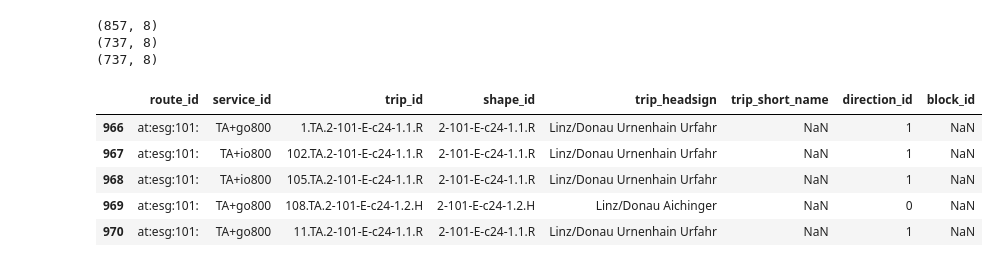
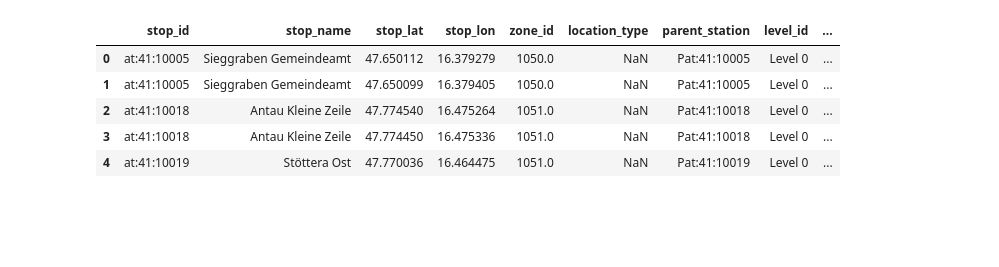
Before and after one commit to LeonRischar/ptsql_austria, a Jupyter notebook: src/demo_calculate_categories.ipynb, the cells around one changed output. Cells and saved outputs as stored; diff of their text form; code cells hidden in the pictures; blank space fills up the shorter version.

```diff
--- a/src/demo_calculate_categories.ipynb
+++ b/src/demo_calculate_categories.ipynb
@@ -56 +13,10 @@ route_type_translation = {0: 2, 1: 1, 2: 0, 3: 3, 11: 3,} #7: 3, 4: 3
+# %%
+# Config:
+
+region_name = "vor"
+# must be one of:
+# ["vor", "ooevv", "esg", "verbundlinie", "kaernterlinien", "salzburgverkehr", "vvt", "vmobil", "obb"]
+
+# select day in 2024 in format YYYYMMDD
+selected_day = 20240131
 # %%
@@ -153,28 +85,31 @@ wednesday
 # %%
-# keep only valid trips
-trips_filtered = trips[trips['service_id'].isin(calendar_filtered['service_id'])]
-print(trips_filtered.shape)
+# merge trips and routes
 
-# remove services with exception_type = 2 from calendar_dates
-#trips_filtered = trips_filtered[trips_filtered["service_id"].isin(calendar_dates_filtered[calendar_dates_filtered["exception_type"] == 2]["service_id"])]
-trips_filtered = trips_filtered[~trips_filtered["service_id"].isin(removed_service["service_id"])]
-print(trips_filtered.shape)
+# merge trips with routes information
+routes_trips = pd.merge(trips_full, routes, on='route_id', how='left')
 
-# add services with exception_type = 1 from calendar_dates
-trips_full = pd.concat([trips_filtered, trips[trips["service_id"].isin(added_service["service_id"])]])
-print(trips_full.shape)
-trips_full.head()
+routes_trips = routes_trips[routes_trips['route_type'].isin(ROUTE_TYPE_TRANSLATION.keys())]
 
-if trips_full.shape[0] == 0:
-    print("No trips found! Most likely because no service is running on the selected day or the input data is not complete.")
+# translate route type
+routes_trips['trip_short_name'] = routes_trips['trip_short_name'].astype('str')
+routes_trips['rank'] = routes_trips.apply(lambda x: cc.detect_route_type(x['trip_short_name'], x['route_type']), axis=1)
+
+#prepare stops and stop_times
+stops_filtered = stops.copy()
+stops_filtered['stop_id'] = stops_filtered['stop_id'].astype(str).apply(
+    lambda x: (
+        re.match(r'^((?:[^:]*:){3})', x).group(1).rstrip(':')
+        if re.match(r'^((?:[^:]*:){3})', x)
+        else x
+    )
+)
+
+display(stops_filtered.head())
 # %% [output]
-(857, 8)
-(737, 8)
-(737, 8)
-|  | route_id | service_id | trip_id | shape_id | trip_headsign | trip_short_name | direction_id | block_id |
-| 966 | at:esg:101: | TA+go800 | 1.TA.2-101-E-c24-1.1.R | 2-101-E-c24-1.1.R | Linz/Donau Urnenhain Urfahr | NaN | 1 | NaN |
-| 967 | at:esg:101: | TA+io800 | 102.TA.2-101-E-c24-1.1.R | 2-101-E-c24-1.1.R | Linz/Donau Urnenhain Urfahr | NaN | 1 | NaN |
-| 968 | at:esg:101: | TA+io800 | 105.TA.2-101-E-c24-1.1.R | 2-101-E-c24-1.1.R | Linz/Donau Urnenhain Urfahr | NaN | 1 | NaN |
-| 969 | at:esg:101: | TA+go800 | 108.TA.2-101-E-c24-1.2.H | 2-101-E-c24-1.2.H | Linz/Donau Aichinger | NaN | 0 | NaN |
-| 970 | at:esg:101: | TA+go800 | 11.TA.2-101-E-c24-1.1.R | 2-101-E-c24-1.1.R | Linz/Donau Urnenhain Urfahr | NaN | 1 | NaN |
+|  | stop_id | stop_name | stop_lat | stop_lon | zone_id | location_type | parent_station | level_id | ... |
+| 0 | at:41:10005 | Sieggraben Gemeindeamt | 47.650112 | 16.379279 | 1050.0 | NaN | Pat:41:10005 | Level 0 | ... |
+| 1 | at:41:10005 | Sieggraben Gemeindeamt | 47.650099 | 16.379405 | 1050.0 | NaN | Pat:41:10005 | Level 0 | ... |
+| 2 | at:41:10018 | Antau Kleine Zeile | 47.774540 | 16.475264 | 1051.0 | NaN | Pat:41:10018 | Level 0 | ... |
+| 3 | at:41:10018 | Antau Kleine Zeile | 47.774450 | 16.475336 | 1051.0 | NaN | Pat:41:10018 | Level 0 | ... |
+| 4 | at:41:10019 | Stöttera Ost | 47.770036 | 16.464475 | 1051.0 | NaN | Pat:41:10019 | Level 0 | ... |
 # %%
```
Also changed, not shown: parts of 13 cells of this notebook, 2 other files.
